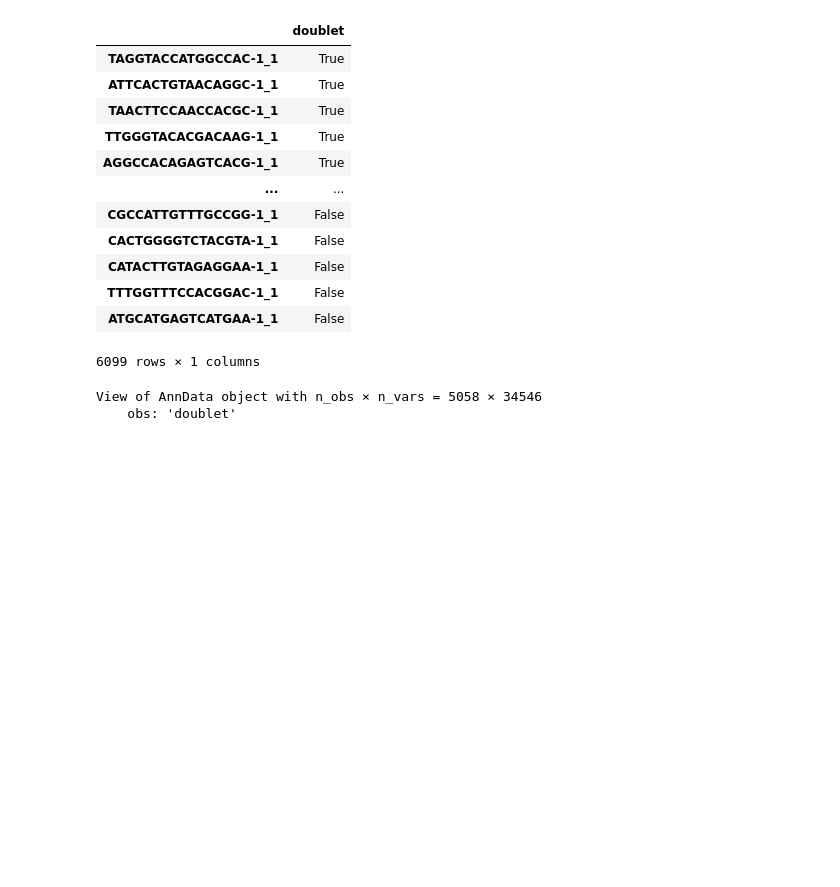
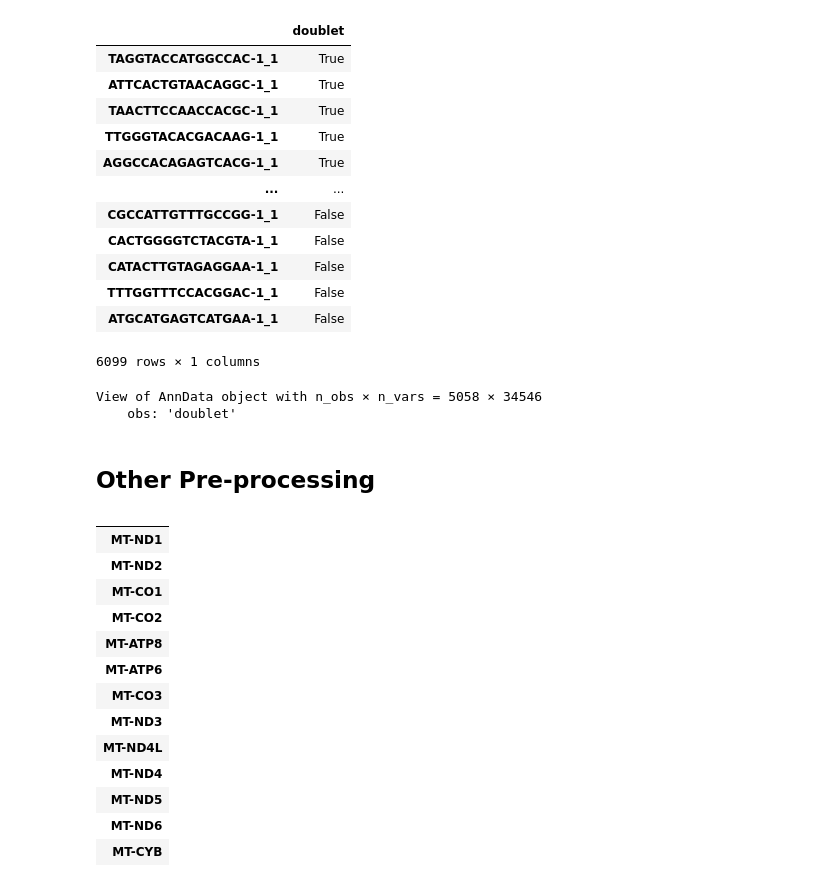
Before and after one commit to ruhisoni/covid-lung-atlas, a Jupyter notebook: notebooks/single-cell-analysis.ipynb, the cells around one changed output. Drawn from its saved outputs; the diff is of its cells as text; code cells hidden in the pictures; blank space fills up the shorter version.

```diff
--- a/notebooks/single-cell-analysis.ipynb
+++ b/notebooks/single-cell-analysis.ipynb
@@ -203,3 +203,23 @@ adata
 # %% [output]
 View of AnnData object with n_obs × n_vars = 5058 × 34546
     obs: 'doublet'
+# %% [markdown]
+## Other Pre-processing
+# %%
+# Display mitochondrial genes, which in humans almost always start with capital "MT-" (can differ for other species)
+adata.var[adata.var.index.str.startswith("MT-")]
+# %% [output]
+|  |
+| MT-ND1 |
+| MT-ND2 |
+| MT-CO1 |
+| MT-CO2 |
+| MT-ATP8 |
+| MT-ATP6 |
+| MT-CO3 |
+| MT-ND3 |
+| MT-ND4L |
+| MT-ND4 |
+| MT-ND5 |
+| MT-ND6 |
+| MT-CYB |
```
